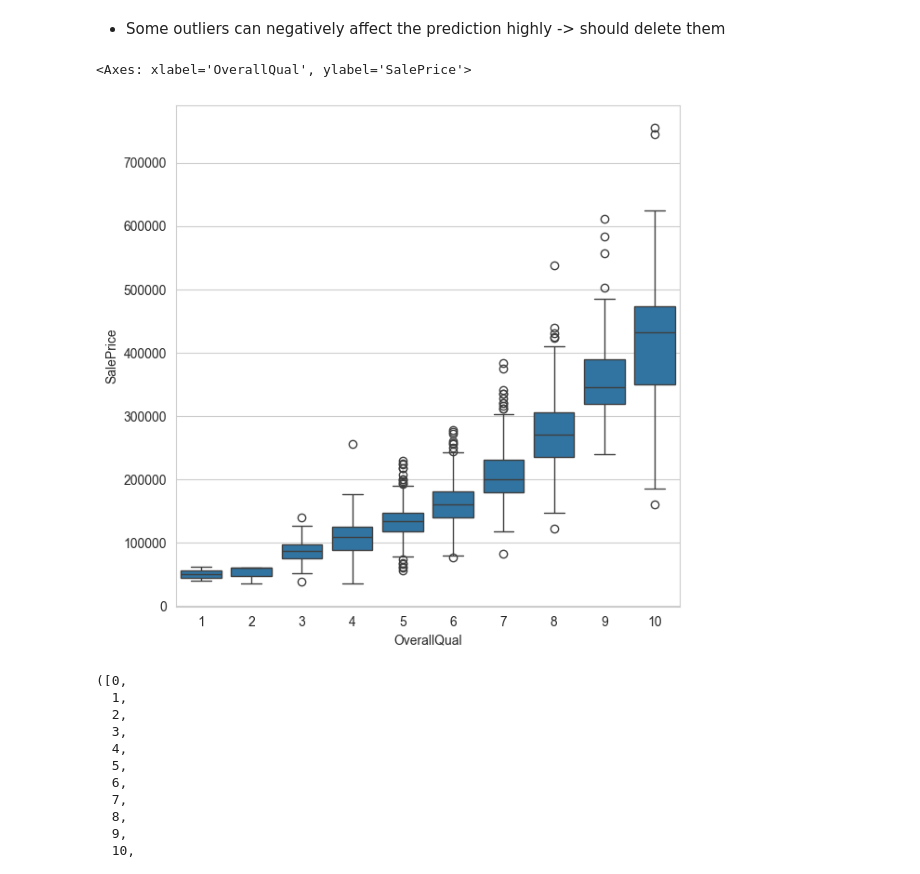
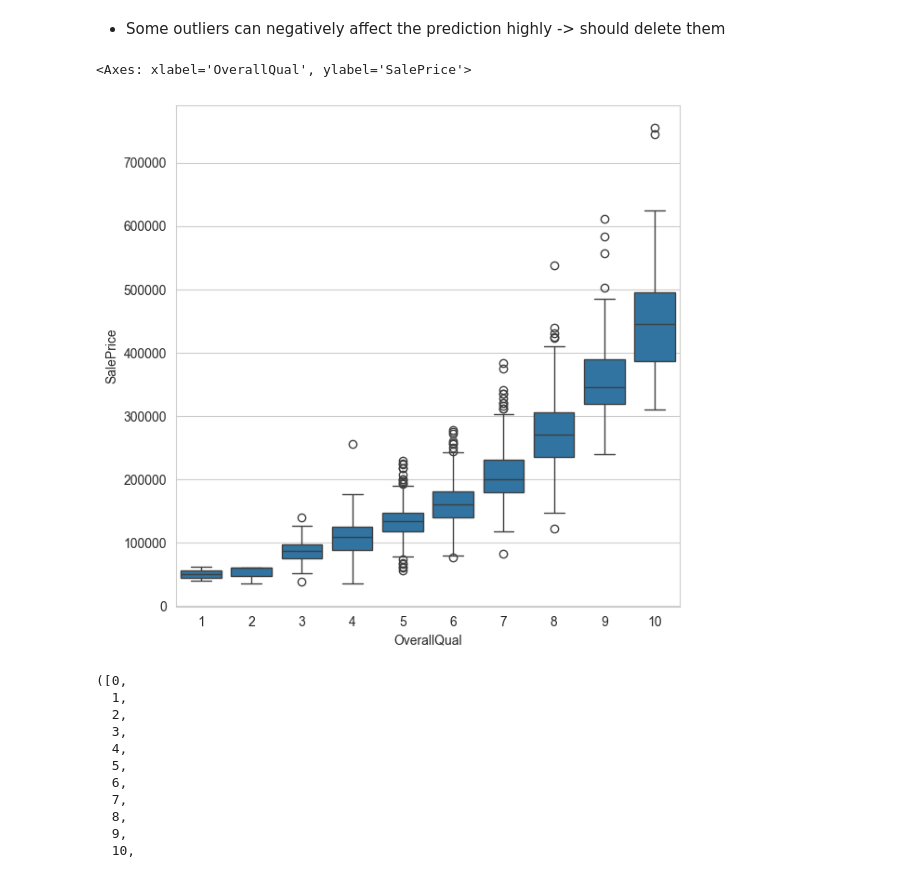
Before and after one commit to hoaghiepp/ml_learning, a Jupyter notebook: house_prices_prediction_kaggle/house_price_predicition.ipynb, the cells around one changed output. Cells and saved outputs as stored; diff of their text form; code cells hidden in the pictures.

Commit message:
change model house price prediction

```diff
--- a/house_prices_prediction_kaggle/house_price_predicition.ipynb
+++ b/house_prices_prediction_kaggle/house_price_predicition.ipynb
@@ -21,7 +28,7 @@ from sklearn.pipeline import make_pipeline
 train_path = './house_price_data/train.csv'
 test_path = './house_price_data/test.csv'
 # %%
-data_df = pd.read_csv(train_path)
+train_df = pd.read_csv(train_path)
 test_df = pd.read_csv(test_path)
 # %% [markdown]
 81 features -> 79 features column (except `target` and `id`)
@@ -138,11 +63,11 @@ plt.show()
 # %%
-train_id = data_df['Id']
+train_id = train_df['Id']
 test_id = test_df['Id']
 
-data_df.drop(['Id'], axis=1, inplace=True)
+train_df.drop(['Id'], axis=1, inplace=True)
 test_df.drop(['Id'], axis=1, inplace=True)
 
-data_df.shape, test_df.shape
+train_df.shape, test_df.shape
 # %% [output]
 ((1460, 80), (1459, 79))
 # %% [markdown]
@@ -160,3 +89,5 @@ def scatter_plot_with_sale_price(column_name):
+# %%
+train_df = train_df.drop(train_df[(train_df['GrLivArea'] > 4000) & (train_df['SalePrice'] < 300000)].index)
 # %%
 scatter_plot_with_sale_price('GrLivArea')
 # %% [output]
@@ -166,12 +97,12 @@ scatter_plot_with_sale_price('GrLivArea')
 # %%
 # plot a box for categorical features: OverallQual
 
 plt.figure(figsize=(7, 7))
-data = pd.concat([data_df['SalePrice'], data_df['OverallQual']], axis=1)
-sns.boxplot(x=data_df['OverallQual'], y='SalePrice', data=data)
+data = pd.concat([train_df['SalePrice'], train_df['OverallQual']], axis=1)
+sns.boxplot(x=train_df['OverallQual'], y='SalePrice', data=data)
 # %% [output]
 <Axes: xlabel='OverallQual', ylabel='SalePrice'>
-[figure, old version]
+[figure, new version]
 # %%
 plt.figure(figsize=(18, 8))
 
```
Also changed, not shown: parts of 180 cells of this notebook, 3 other files.
